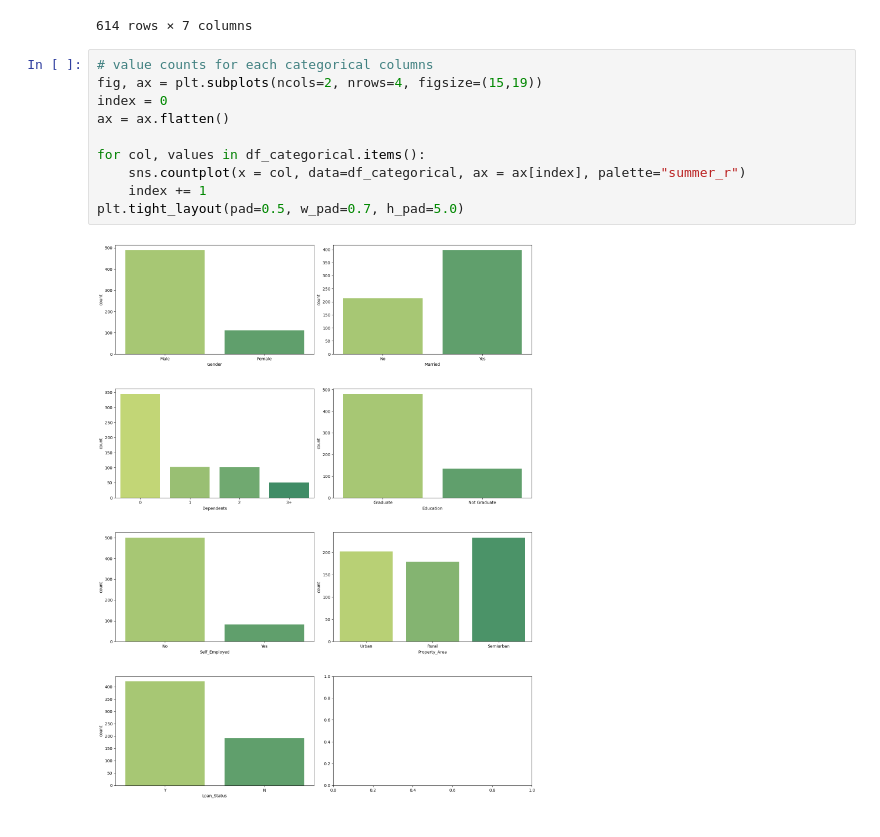
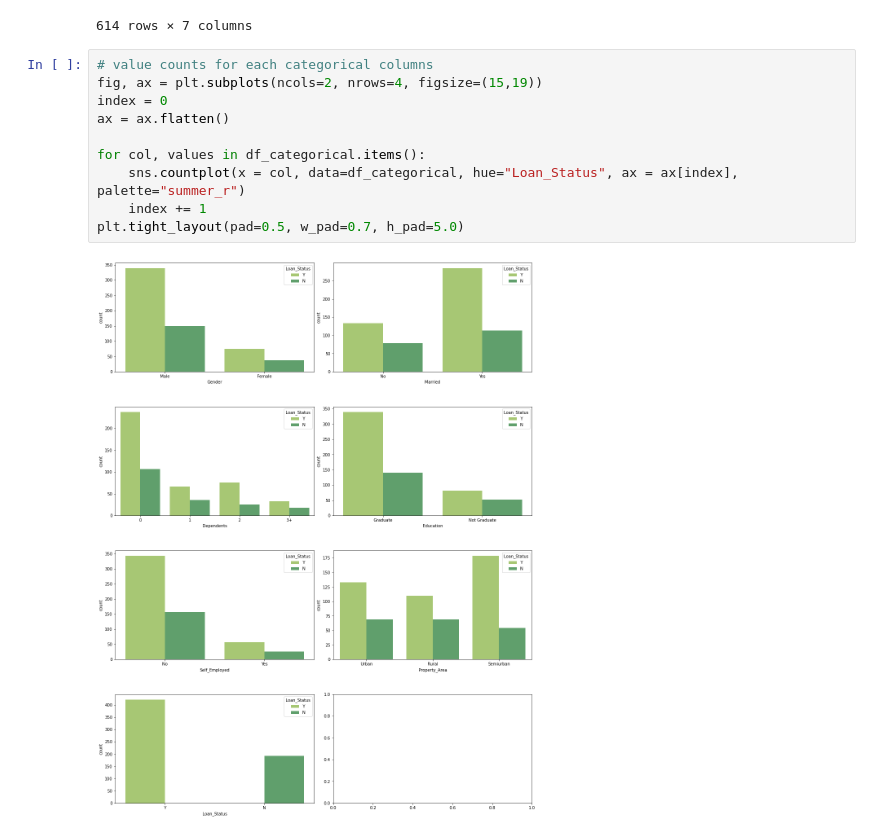
Before and after one commit to mihir3030/Loan-Approve-Prediction, a Jupyter notebook: research/trails.ipynb, the cells around one changed output. Saved outputs shown, nothing was run; the diff lists cells and outputs as text.

```diff
--- a/research/trails.ipynb
+++ b/research/trails.ipynb
@@ -137,12 +143,12 @@ df_categorical
 # %%
 # value counts for each categorical columns
 fig, ax = plt.subplots(ncols=2, nrows=4, figsize=(15,19))
 index = 0
 ax = ax.flatten()
 
 for col, values in df_categorical.items():
-    sns.countplot(x = col, data=df_categorical, ax = ax[index], palette="summer_r")
+    sns.countplot(x = col, data=df_categorical, hue="Loan_Status", ax = ax[index], palette="summer_r")
     index += 1
 plt.tight_layout(pad=0.5, w_pad=0.7, h_pad=5.0)
 # %% [output]
-[figure, old version]
+[figure, new version]
```
Also changed, not shown: parts of 61 cells of this notebook.
